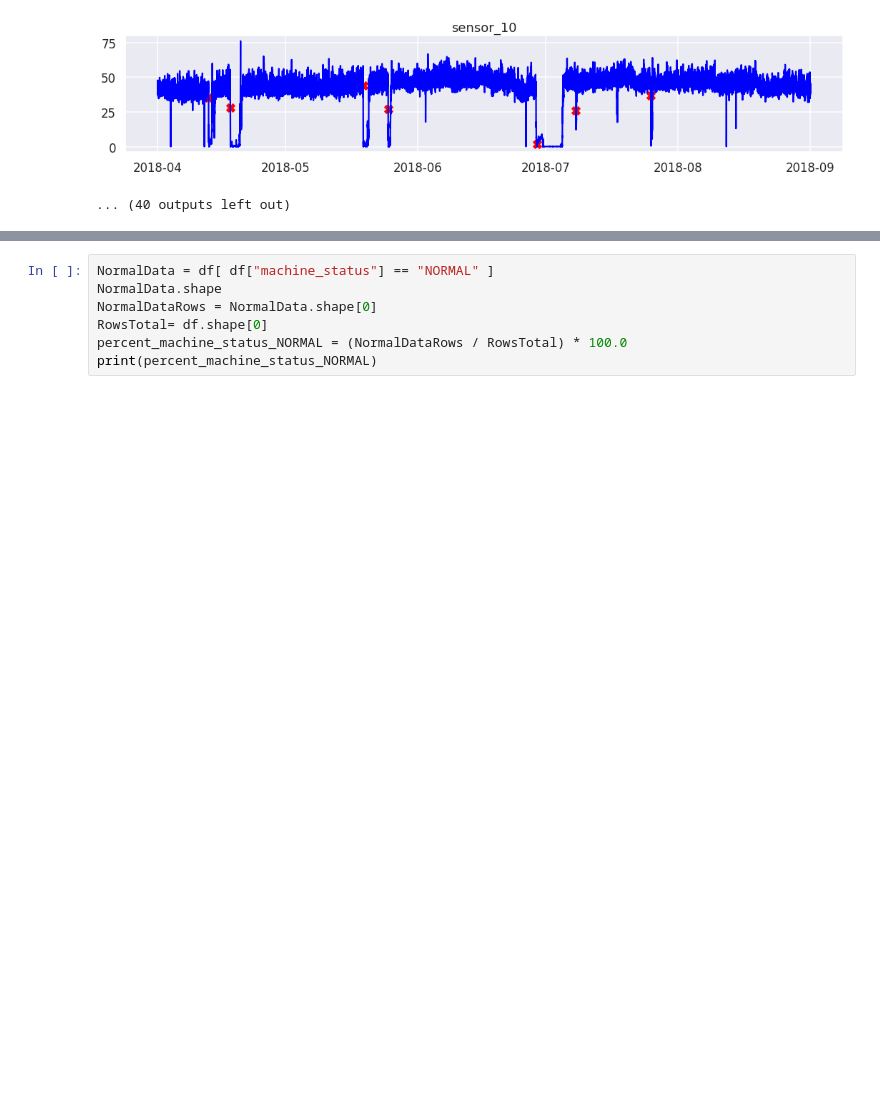
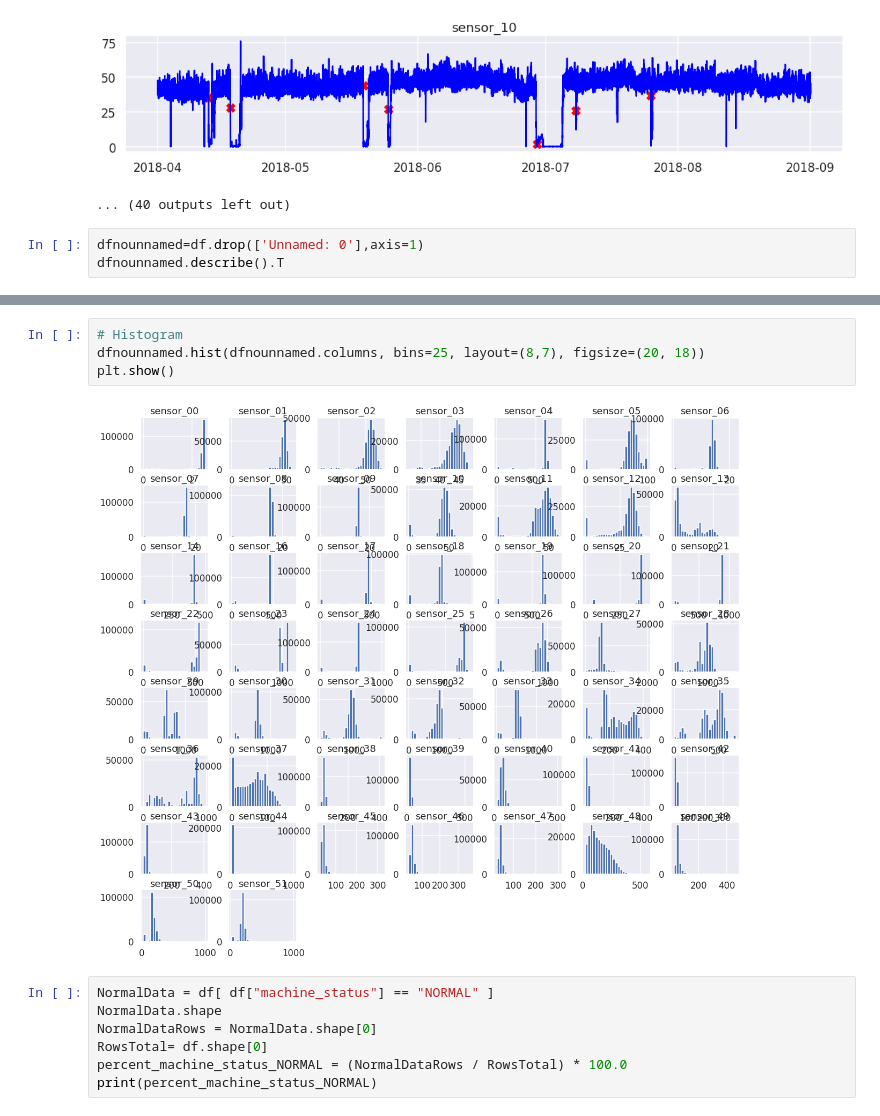
Before and after one commit to ParhamKnt/INSE6310, a Jupyter notebook: INSE6310FinalProject.ipynb, the cells around one changed output, grey strips where cells are left out. Saved outputs shown, nothing was run; the diff lists cells and outputs as text; blank space fills up the shorter version.

```diff
--- a/INSE6310FinalProject.ipynb
+++ b/INSE6310FinalProject.ipynb
@@ -193,3 +193,6 @@ for name in names:
 [figure]
 [figure]
 ... (40 outputs left out)
+# %%
+dfnounnamed=df.drop(['Unnamed: 0'],axis=1)
+dfnounnamed.describe().T
@@ -196,3 +217,9 @@ for name in names:
+# %%
+# Histogram
+dfnounnamed.hist(dfnounnamed.columns, bins=25, layout=(8,7), figsize=(20, 18))
+plt.show()
+# %% [output]
+[figure, added]
 # %%
 NormalData = df[ df["machine_status"] == "NORMAL" ]
 NormalData.shape
```
Also changed, not shown: parts of 10 cells of this notebook.
